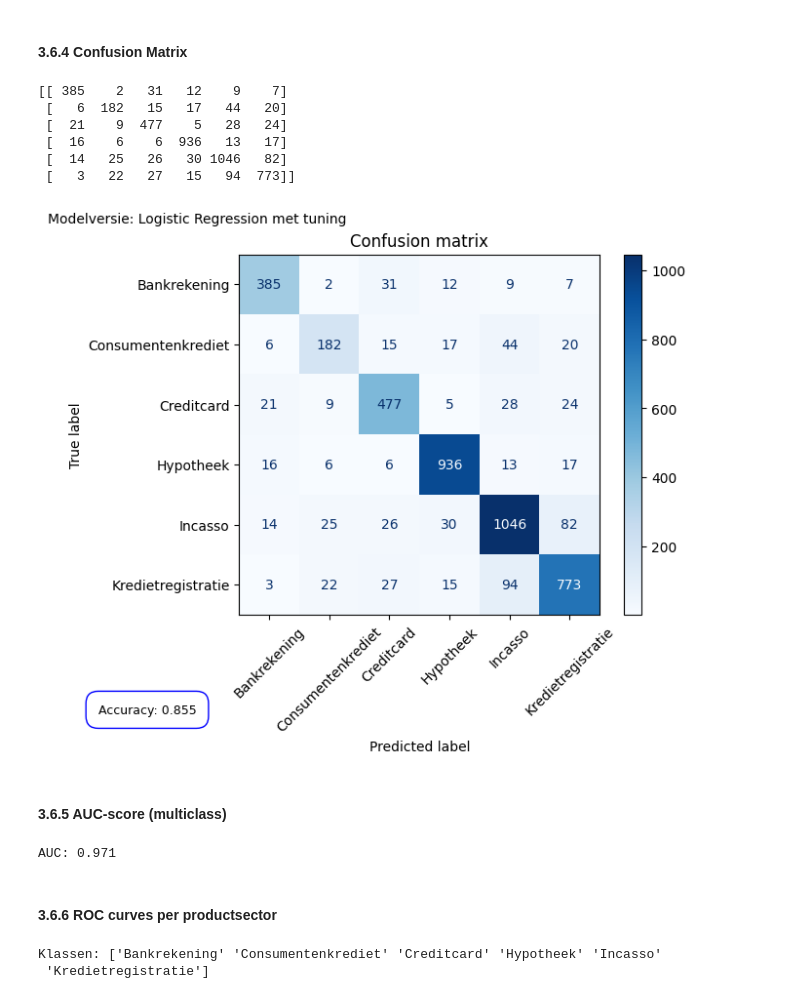
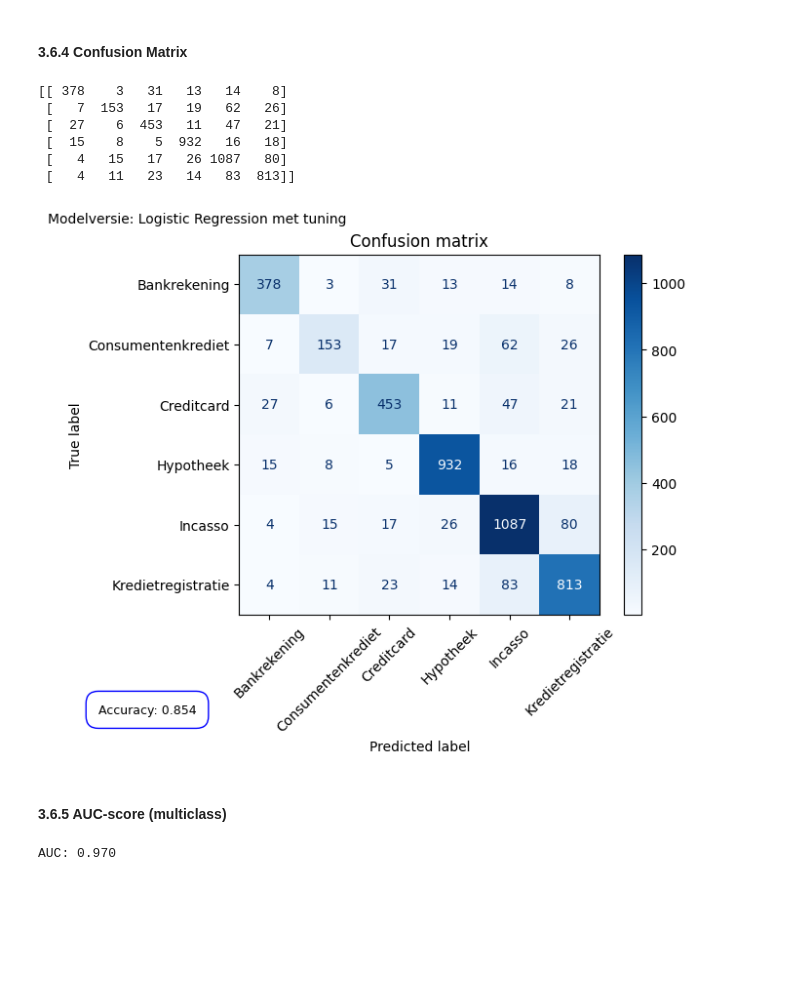
Before and after one commit to OdessaA/dataproject_1, a Jupyter notebook: 03_Logistic_Regression.ipynb, the cells around one changed output. Cells and saved outputs as stored; diff of their text form; code cells hidden in the pictures; blank space fills up the shorter version.

```diff
--- a/03_Logistic_Regression.ipynb
+++ b/03_Logistic_Regression.ipynb
@@ -40,13 +40,13 @@ X_train, X_test, y_train, y_test = train_test_split(X, y, test_size=0.3,
 # %%
 logreg_pipeline = Pipeline([
     ('tfidf', TfidfVectorizer( # TF-IDF vectorizer met de preprocesser en tokenizer van hierboven
-        preprocessor=preprocess_text,
+        preprocessor=my_preprocessor,
         tokenizer=my_tokenizer,
         analyzer='word', # werkt op woord niveau (geen characters, geen zinnen)
         ngram_range=(1,2), # unigrams = 'credit', bigrams = 'credit card'. Verbetert de prestaties van het mmodel
         token_pattern=None # None want danb word onze custom tokenizer gebruikt
     )),
-    ('model', LogisticRegression(max_iter=10000, class_weight='balanced'))   # Logistische regressie model met gebalanceerde klassengewichten
+    ('model', LogisticRegression(max_iter=10000, class_weight='balanced', n_jobs=-1))   # Logistische regressie model met gebalanceerde klassengewichten
 ])
 # %% [markdown]
 #### 3.4.2 RandomizedSearchCV
@@ -149,0 +108,12 @@ Beste score na uitgebreide random search: 0.853674911688114
+# %%
+grid = GridSearchCV(
+    logreg_pipeline,
+    param_grid=grid_params,
+    scoring='f1_weighted',
+    cv=3,
+    n_jobs=-1,
+    verbose=1
+)
+
+grid.fit(X_train, y_train)
+logreg_pipeline = grid.best_estimator_
@@ -161,8 +133,10 @@ CV F1-scores per fold: [0.85700377 0.86837087 0.84118814 0.85527508 0.86285697]
 # %% [markdown]
 #### 3.6.1 Voorspellingen
 # %%
-y_pred_logreg = logreg_pipeline.predict(X_test)
-y_proba_logreg = logreg_pipeline.predict_proba(X_test)
+y_pred_test = logreg_pipeline.predict(X_test)
+y_proba_test = logreg_pipeline.predict_proba(X_test)
+y_pred_train = logreg_pipeline.predict(X_train)
+y_proba_train = logreg_pipeline.predict_proba(X_train)
 # %% [markdown]
 #### 3.6.2 Totale metrics
 # %%
@@ -194,39 +199,32 @@ Kredietregistratie       0.84      0.83      0.83       934
 # %% [markdown]
 #### 3.6.4 Confusion Matrix
 # %%
-cm = confusion_matrix(y_test, y_pred_logreg)
+cm = confusion_matrix(y_test, y_pred_test)
 print(cm)
 
 disp = ConfusionMatrixDisplay.from_predictions(
     y_test,
-    y_pred_logreg,
+    y_pred_test,
     cmap='Blues'
 )
 plt.xticks(rotation=45)
 plt.title('Confusion matrix')
 plt.suptitle("Modelversie: Logistic Regression met tuning", fontsize=10, x=0.1, y=0.97) # ! naam aanpassen per modelversie
-plt.figtext(0.02, -0.1, f"Accuracy: {accuracy_logreg:.3f}", ha='center', fontsize=9, color='black', bbox=dict(facecolor='none', edgecolor='blue', boxstyle='round,pad=1'))
+plt.figtext(0.02, -0.1, f"Accuracy: {test_accuracy_logreg:.3f}", ha='center', fontsize=9, color='black', bbox=dict(facecolor='none', edgecolor='blue', boxstyle='round,pad=1'))
 plt.savefig("afbeeldingen/confusion_matrix_logreg_met_tuning.png", dpi=300, bbox_inches='tight') # ! naam aanpassen per modelversie
 plt.show()
 # %% [output]
-[[ 385    2   31   12    9    7]
- [   6  182   15   17   44   20]
- [  21    9  477    5   28   24]
- [  16    6    6  936   13   17]
- [  14   25   26   30 1046   82]
- [   3   22   27   15   94  773]]
+[[ 378    3   31   13   14    8]
+ [   7  153   17   19   62   26]
+ [  27    6  453   11   47   21]
+ [  15    8    5  932   16   18]
+ [   4   15   17   26 1087   80]
+ [   4   11   23   14   83  813]]
-[figure, old version]
+[figure, new version]
 # %% [markdown]
 #### 3.6.5 AUC-score (multiclass)
 # %%
-auc_logreg = roc_auc_score(y_test, y_proba_logreg, multi_class='ovr')
+auc_logreg = roc_auc_score(y_test, y_proba_test, multi_class='ovr')
 print(f"AUC: {auc_logreg:.3f}")
 # %% [output]
-AUC: 0.971
+AUC: 0.970
-# %% [markdown]
-#### 3.6.6 ROC curves per productsector
-# %%
-print("Klassen:", logreg_pipeline['model'].classes_) # dit zijn alle productsectoren in het model 4
-# %% [output]
-Klassen: ['Bankrekening' 'Consumentenkrediet' 'Creditcard' 'Hypotheek' 'Incasso'
- 'Kredietregistratie']
```
Also changed, not shown: parts of 10 cells of this notebook.
